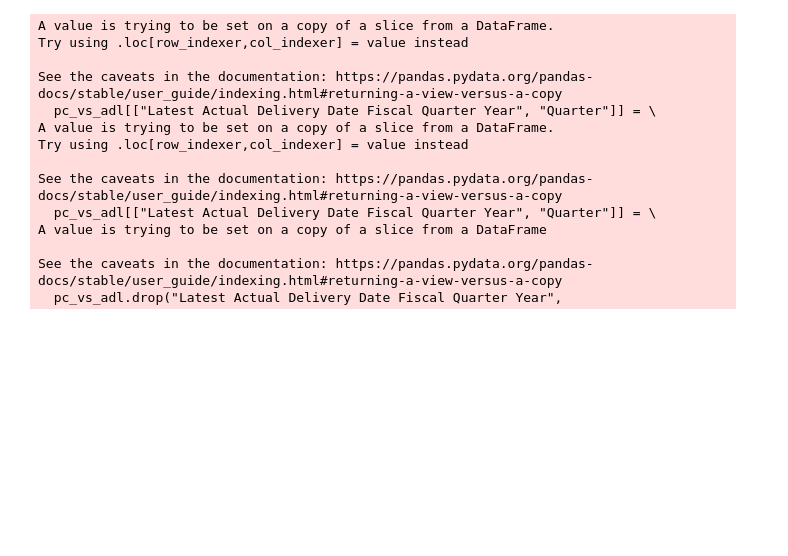
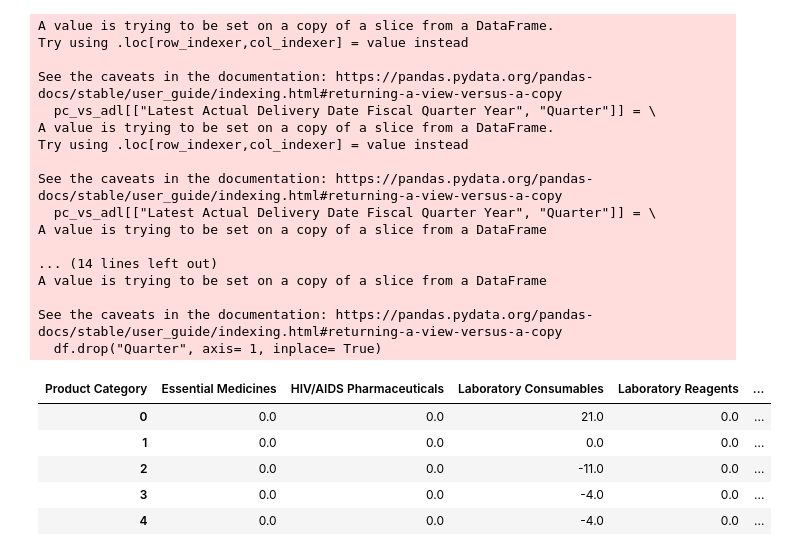
Before and after one commit to vohuynhquangnguyen/portfolio.codes-and-bytes, a Jupyter notebook: drafts/splitVAE/datahandler.ipynb, the cells around one changed output. Drawn from its saved outputs; the diff is of its cells as text; code cells hidden in the pictures; blank space fills up the shorter version.

```diff
--- a/drafts/splitVAE/datahandler.ipynb
+++ b/drafts/splitVAE/datahandler.ipynb
@@ -10,26 +18,52 @@ usaid = usaid[["Average Days Late", "Country", "Product Category", "Latest Actua
 # %%
-pc_vs_adl = usaid[["Average Days Late", "Product Category",
-                   "Latest Actual Delivery Date Fiscal Quarter Year"]]
+# Average Days Late vs Product Category:
+pc_vs_adl = usaid[["Average Days Late", "Product Category", "Latest Actual Delivery Date Fiscal Quarter Year"]]
 pc_vs_adl[["Latest Actual Delivery Date Fiscal Quarter Year", "Quarter"]] = \
-  pc_vs_adl["Latest Actual Delivery Date Fiscal Quarter Year"].str.split("-",
-                                                                         expand= True)
-pc_vs_adl.drop("Latest Actual Delivery Date Fiscal Quarter Year",
-               axis= 1, inplace= True)
+  pc_vs_adl["Latest Actual Delivery Date Fiscal Quarter Year"].str.split("-", expand= True)
+pc_vs_adl.drop("Latest Actual Delivery Date Fiscal Quarter Year", axis= 1, inplace= True)
 
+# Pick the five most frequent Product Category
 most_frequent_categories = pc_vs_adl["Product Category"].value_counts()[:5].index.to_list()
 pc_vs_adl = pc_vs_adl[pc_vs_adl["Product Category"].isin(most_frequent_categories)]
+
+# Subset by quarter:
+def transform(df: pd.DataFrame, label: str, by_quarter: bool = False, quarter: str = "", *args, **kwargs):
+  if by_quarter == True:
+    df = df[df["Quarter"] == quarter]
+    df.drop("Quarter", axis= 1, inplace= True)
+    df = df.pivot(columns= label).stack(level= 0).fillna(0).reset_index(drop= True)
+  else:
+    df.drop("Quarter", axis= 1, inplace= True)
+    df = df.pivot(columns= label).stack(level= 0).fillna(0).reset_index(drop= True)
+  return df
+
+pc_vs_adl_Q1 = transform(pc_vs_adl, by_quarter= True, quarter= "Q1", label= "Product Category")
+pc_vs_adl_Q2 = transform(pc_vs_adl, by_quarter= True, quarter= "Q2", label= "Product Category")
+pc_vs_adl_Q3 = transform(pc_vs_adl, by_quarter= True, quarter= "Q3", label= "Product Category")
+pc_vs_adl_Q4 = transform(pc_vs_adl, by_quarter= True, quarter= "Q4", label= "Product Category")
+pc_vs_adl_wholeyear = transform(pc_vs_adl, label= "Product Category")
+pc_vs_adl_wholeyear.head(5)
 # %% [output]
 A value is trying to be set on a copy of a slice from a DataFrame.
 Try using .loc[row_indexer,col_indexer] = value instead
 
 See the caveats in the documentation: https://pandas.pydata.org/pandas-docs/stable/user_guide/indexing.html#returning-a-view-versus-a-copy
   pc_vs_adl[["Latest Actual Delivery Date Fiscal Quarter Year", "Quarter"]] = \
 A value is trying to be set on a copy of a slice from a DataFrame.
 Try using .loc[row_indexer,col_indexer] = value instead
 
 See the caveats in the documentation: https://pandas.pydata.org/pandas-docs/stable/user_guide/indexing.html#returning-a-view-versus-a-copy
   pc_vs_adl[["Latest Actual Delivery Date Fiscal Quarter Year", "Quarter"]] = \
 A value is trying to be set on a copy of a slice from a DataFrame
 
+... (14 lines left out)
+A value is trying to be set on a copy of a slice from a DataFrame
+
 See the caveats in the documentation: https://pandas.pydata.org/pandas-docs/stable/user_guide/indexing.html#returning-a-view-versus-a-copy
-  pc_vs_adl.drop("Latest Actual Delivery Date Fiscal Quarter Year",
+  df.drop("Quarter", axis= 1, inplace= True)
+| Product Category | Essential Medicines | HIV/AIDS Pharmaceuticals | Laboratory Consumables | Laboratory Reagents | ... |
+| 0 | 0.0 | 0.0 | 21.0 | 0.0 | ... |
+| 1 | 0.0 | 0.0 | 0.0 | 0.0 | ... |
+| 2 | 0.0 | 0.0 | -11.0 | 0.0 | ... |
+| 3 | 0.0 | 0.0 | -4.0 | 0.0 | ... |
+| 4 | 0.0 | 0.0 | -4.0 | 0.0 | ... |
```
Also changed, not shown: parts of 4 cells of this notebook.
